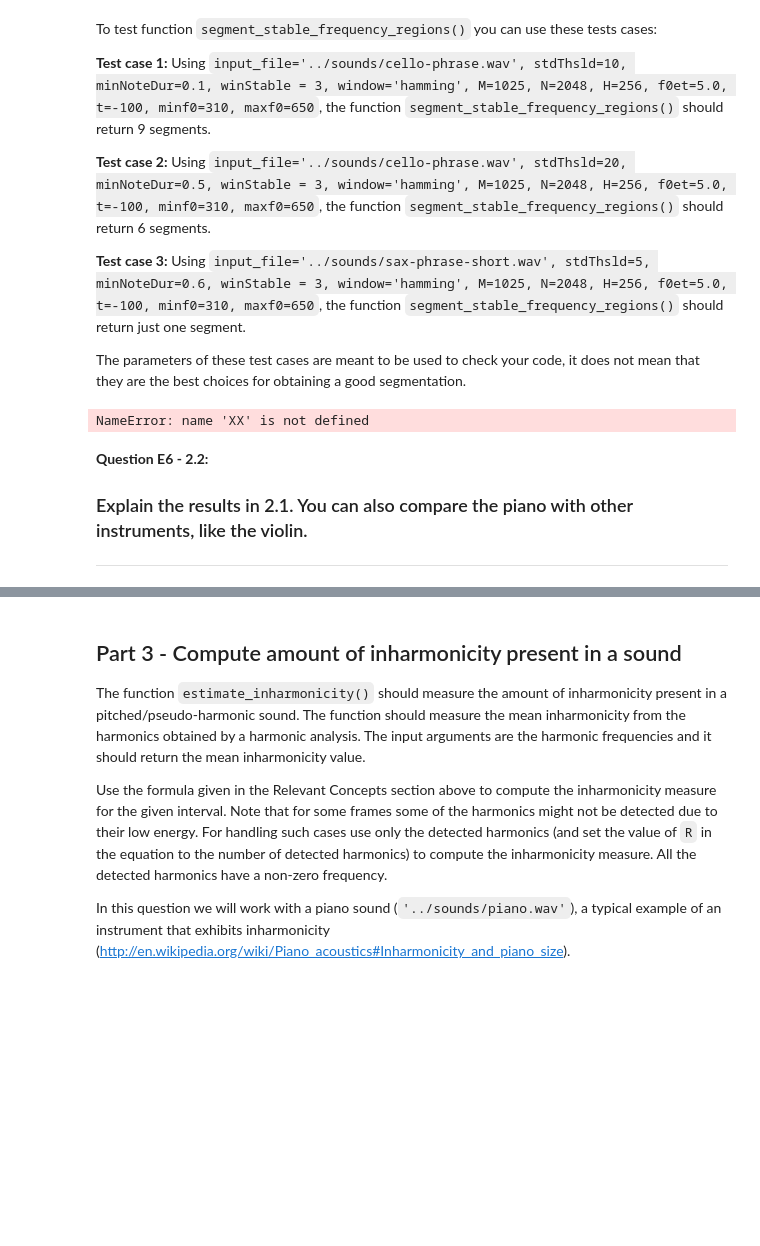
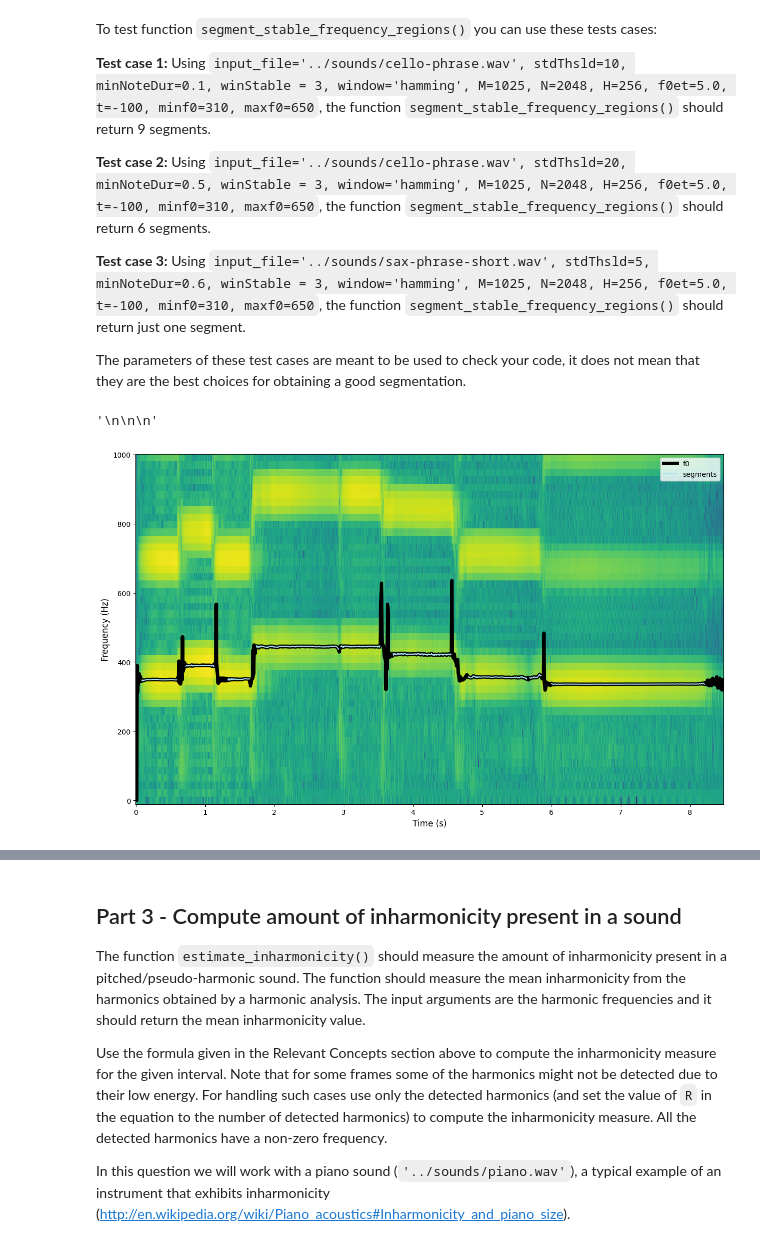
Before and after one commit to MarcosAmador335/sms-tools-materials, a Jupyter notebook: exercises/E6-Harmonic-model.ipynb, the cells around one changed output, grey strips where cells are left out. Drawn from its saved outputs; the diff is of its cells as text; code cells hidden in the pictures; blank space fills up the shorter version.

```diff
--- a/exercises/E6-Harmonic-model.ipynb
+++ b/exercises/E6-Harmonic-model.ipynb
@@ -225,18 +232,19 @@ The parameters of these test cases are meant to be used to check your code, it d
 
 ### parameters to change
 
-input_file = 'XX'
-stdThsld = XX
-minNoteDur = XX
-winStable = XX
-window = 'XX'
-M = XX
-N = XX
-H = XX
-f0et = XX
-t = XX
-minf0 = XX
-maxf0 = XX
+# Test case 1
+input_file = '../sounds/cello-phrase.wav'
+stdThsld=10
+minNoteDur=0.1
+winStable = 3
+window='hamming'
+M=1025
+N=2048
+H=256
+f0et=5.0
+t=-100
+minf0=310
+maxf0=650
 
 
 # no need to change any code after here
@@ -246,36 +254,32 @@ fs, x = UF.wavread(input_file)
 w  = get_window(window, M)
 f0 = HM.f0Detection(x, fs, w, N, H, t, minf0, maxf0, f0et)
 segments = segment_stable_frequency_regions(f0,stdThsld, minNoteDur,winStable)
 
 # plot spectrogram, f0, and segments
 maxplotfreq = 1000.0
 
 plt.figure(figsize=(15, 9))
 
 mX, pX = stft.stftAnal(x, w, N, H)
 mX = np.transpose(mX[:,:int(N*(maxplotfreq/fs))+1])
 
 timeStamps = np.arange(mX.shape[1])*H/float(fs)
 binFreqs = np.arange(mX.shape[0])*fs/float(N)
 
 plt.pcolormesh(timeStamps, binFreqs, mX, shading='auto')
 plt.plot(timeStamps, f0, color = 'k', linewidth=5)
 
 for i in range(segments.shape[0]):
     plt.plot(timeStamps[segments[i,0]:segments[i,1]], f0[segments[i,0]:segments[i,1]], color = '#A9E2F3', linewidth=1.5)
 plt.ylabel('Frequency (Hz)', fontsize = 12)
 plt.xlabel('Time (s)', fontsize = 12)
 plt.legend(('f0','segments'))
 
 ### Explanation
 """
 
 
 """
 # %% [output]
-NameError: name 'XX' is not defined
+'\n\n\n'
+[figure, added]
-# %% [markdown]
-**Question E6 - 2.2:**
-
- ### Explain the results in 2.1. You can also compare the piano with other instruments, like the violin.
-________
```
Also changed, not shown: parts of 14 cells of this notebook.
